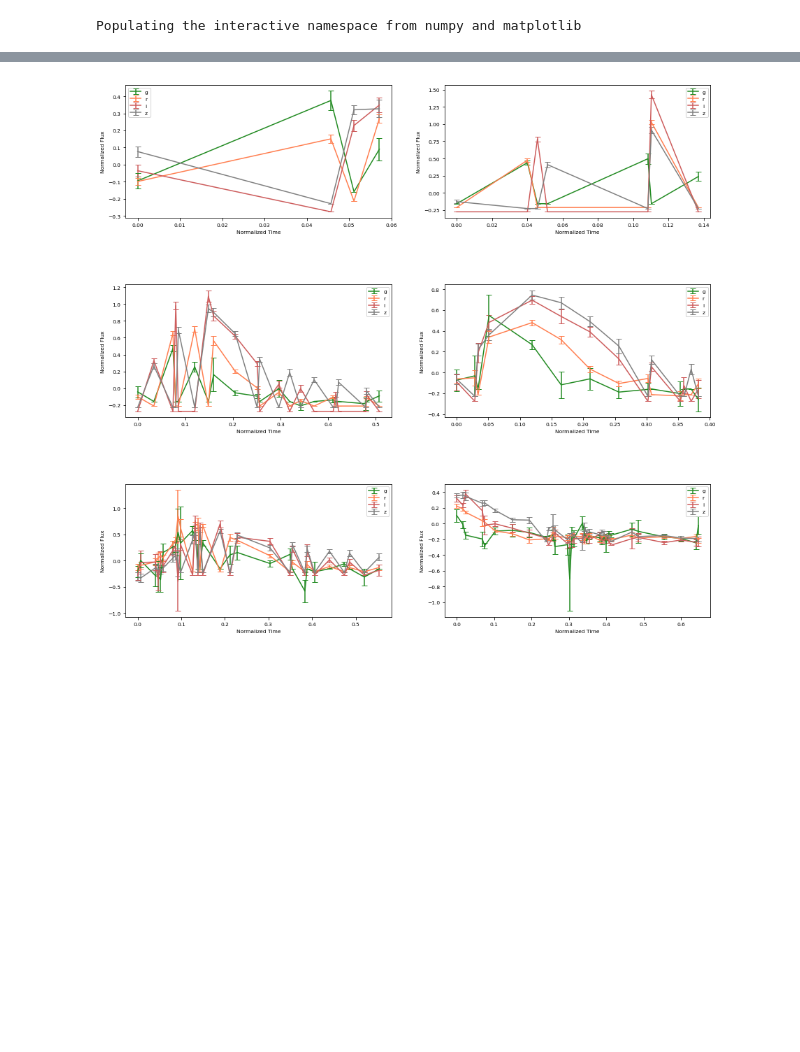
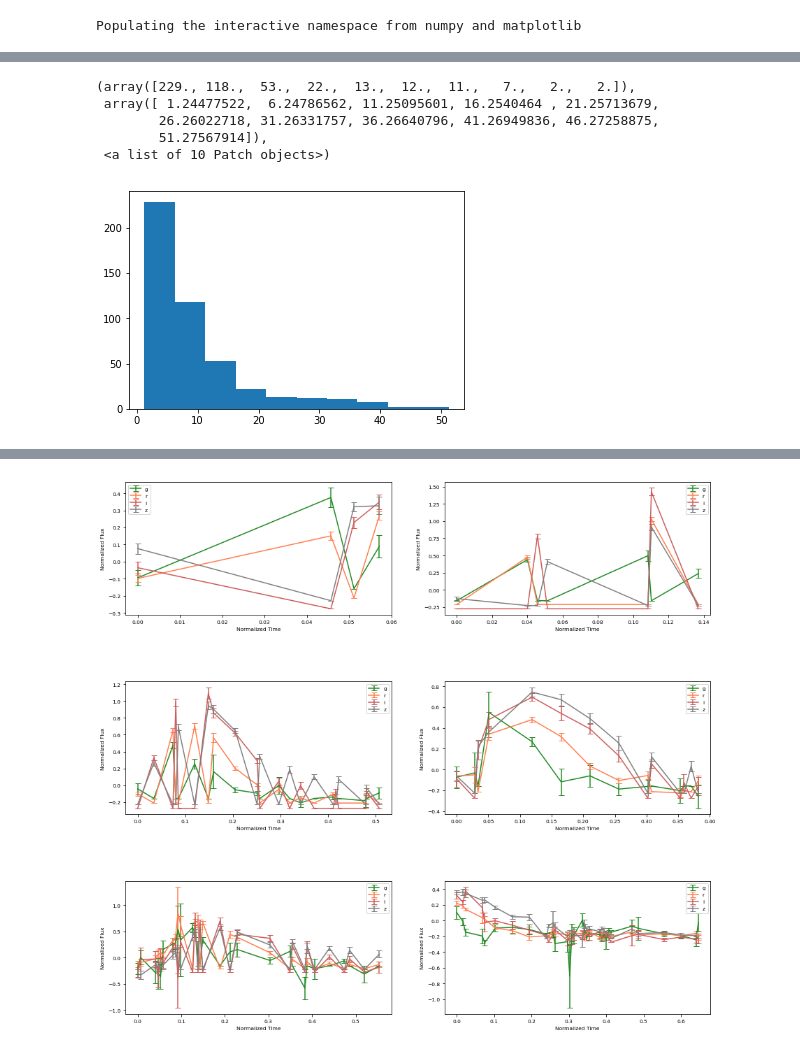
Before and after one commit to zhiyaol/SN-Classification-with-ML, a Jupyter notebook: Tensorflow-test-10000-steps.ipynb, the cells around one changed output, grey strips where cells are left out. Drawn from its saved outputs; the diff is of its cells as text; code cells hidden in the pictures; blank space fills up the shorter version.

```diff
--- a/Tensorflow-test-10000-steps.ipynb
+++ b/Tensorflow-test-10000-steps.ipynb
@@ -207,3 +210,52 @@ n: 3182
 # %%
 hist(table_test['num_data_points'])
 hist(FP_table['num_data_points'])
+# %%
+#Calculate S/N
+
+from astropy.io import ascii
+
+def get_SNR(group):
+    name_list = group['FILENAME']
+    total = len(name_list)
+    index = 0
+    SNR_list = []
+    for index in range(total):
+        rdr = ascii.get_reader(Reader=ascii.Basic)
+        rdr.header.splitter.delimiter = ' '
+        rdr.data.splitter.delimiter = ' '
+        rdr.header.start_line = 12
+        rdr.data.start_line = 13
+        rdr.data.end_line = None
+        t = rdr.read('DES_BLINDnoHOSTZ/' + name_list[index])
+
+        FLUXCALERR = t['FLUXCALERR']
+        MJD = t['MJD']
+        UMJD = MJD[FLUXCALERR>0]
+        FLT = t['FLT']
+        UFLT = FLT[FLUXCALERR>0]
+        FLUXCAL = t['FLUXCAL']
+        UFLUXCAL = FLUXCAL[FLUXCALERR>0]
+        UFLUXCALERR = FLUXCALERR[FLUXCALERR>0]
+
+        Signal = sum(list(map(lambda x : x**2,UFLUXCAL)))
+        Noise = sum(list(map(lambda x : x**2,UFLUXCALERR)))
+        SNR_list += [sqrt(Signal/Noise)]
+    return SNR_list
+# %%
+FP_SNR = get_SNR(FP_table)
+FN_SNR = get_SNR(FN_table)
+TP_SNR = get_SNR(TP_table)
+TN_SNR = get_SNR(TN_table)
+# %%
+mis_SNR = FP_SNR + FN_SNR
+corr_SNR = TP_SNR + TN_SNR
+# %%
+hist(mis_SNR)
+# %% [output]
+(array([229., 118.,  53.,  22.,  13.,  12.,  11.,   7.,   2.,   2.]),
+ array([ 1.24477522,  6.24786562, 11.25095601, 16.2540464 , 21.25713679,
+        26.26022718, 31.26331757, 36.26640796, 41.26949836, 46.27258875,
+        51.27567914]),
+ <a list of 10 Patch objects>)
+[figure, added]
```
Also changed, not shown: parts of 15 cells of this notebook.
